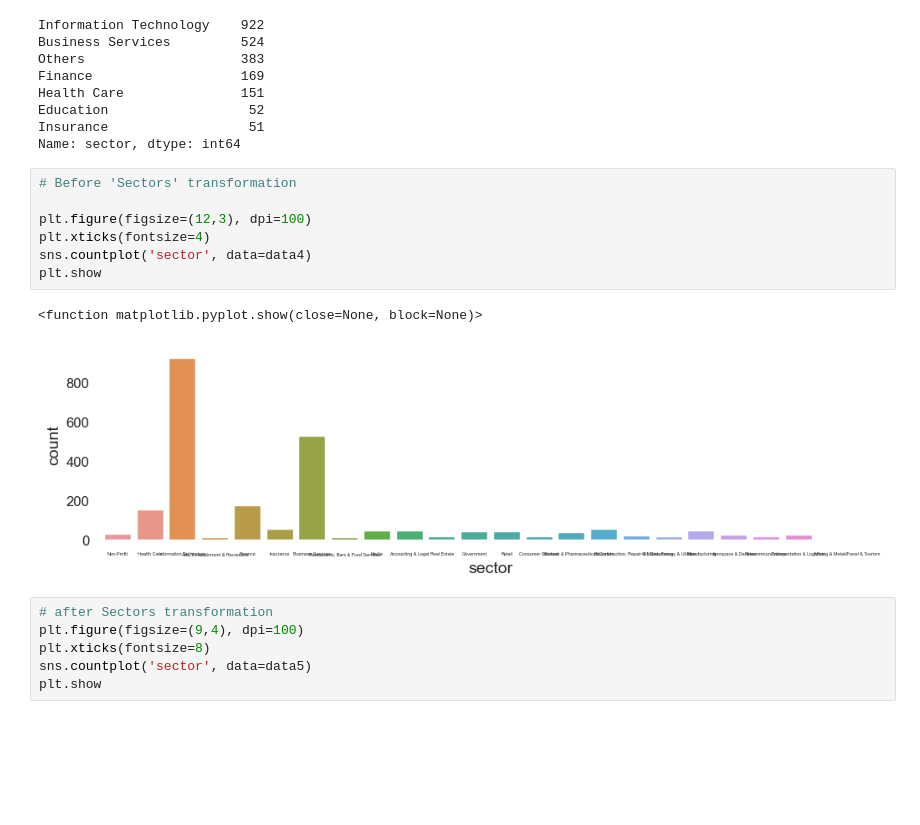
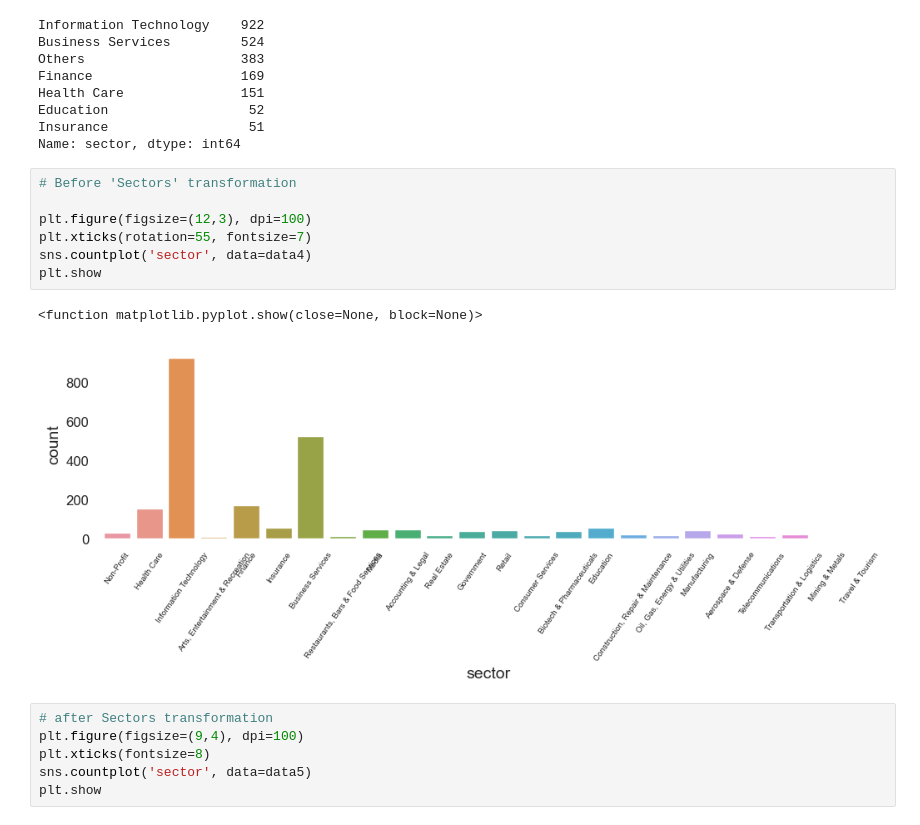
Before and after one commit to assiswagner/DataScience, a Jupyter notebook: Kaggle - Data Anayst Jobs/notebooks/Kaggle DataAnalystJobs.ipynb, the cells around one changed output. Saved outputs shown, nothing was run; the diff lists cells and outputs as text; blank space fills up the shorter version.

```diff
--- a/Kaggle - Data Anayst Jobs/notebooks/Kaggle DataAnalystJobs.ipynb
+++ b/Kaggle - Data Anayst Jobs/notebooks/Kaggle DataAnalystJobs.ipynb
@@ -1032,13 +1032,13 @@ Name: sector, dtype: int64
 # %%
 # Before 'Sectors' transformation
 
 plt.figure(figsize=(12,3), dpi=100)
-plt.xticks(fontsize=4)
+plt.xticks(rotation=55, fontsize=7)
 sns.countplot('sector', data=data4)
 plt.show
 # %% [output]
 <function matplotlib.pyplot.show(close=None, block=None)>
-[figure, old version]
+[figure, new version]
 # %%
 # after Sectors transformation
 plt.figure(figsize=(9,4), dpi=100)
```
Also changed, not shown: parts of 1 cell of this notebook.
